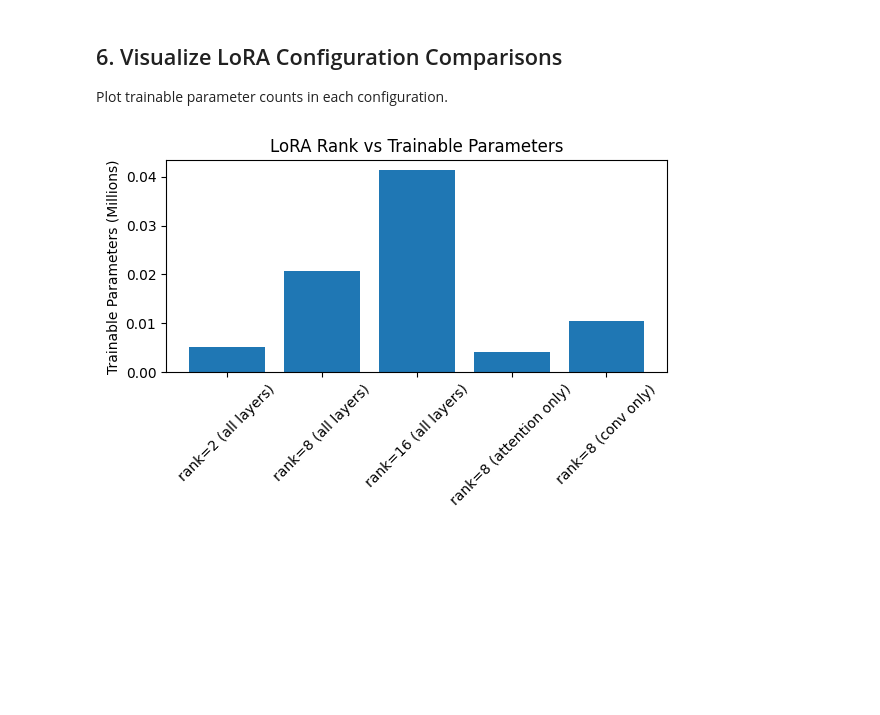
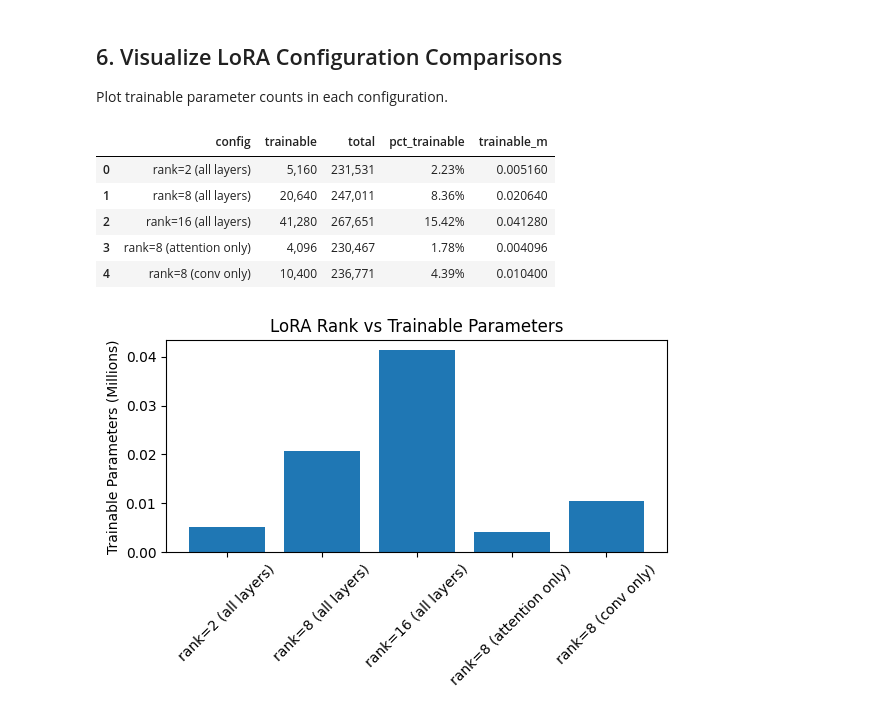
Before and after one commit to jsdearbo/sequence_to_function_model_tools, a Jupyter notebook: examples/02_lora_finetuning_workflow.ipynb, the cells around one changed output. Drawn from its saved outputs; the diff is of its cells as text; code cells hidden in the pictures; blank space fills up the shorter version.

```diff
--- a/examples/02_lora_finetuning_workflow.ipynb
+++ b/examples/02_lora_finetuning_workflow.ipynb
@@ -369,4 +369,13 @@ rank=8 (attention only)     4,096 230,467         1.78%
 ## 6. Visualize LoRA Configuration Comparisons
 
 Plot trainable parameter counts in each configuration.
+# %%
+df.head()
+# %% [output]
+|  | config | trainable | total | pct_trainable | trainable_m |
+| 0 | rank=2 (all layers) | 5,160 | 231,531 | 2.23% | 0.005160 |
+| 1 | rank=8 (all layers) | 20,640 | 247,011 | 8.36% | 0.020640 |
+| 2 | rank=16 (all layers) | 41,280 | 267,651 | 15.42% | 0.041280 |
+| 3 | rank=8 (attention only) | 4,096 | 230,467 | 1.78% | 0.004096 |
+| 4 | rank=8 (conv only) | 10,400 | 236,771 | 4.39% | 0.010400 |
 # %%
```
Also changed, not shown: parts of 3 cells of this notebook, 1 other file.
